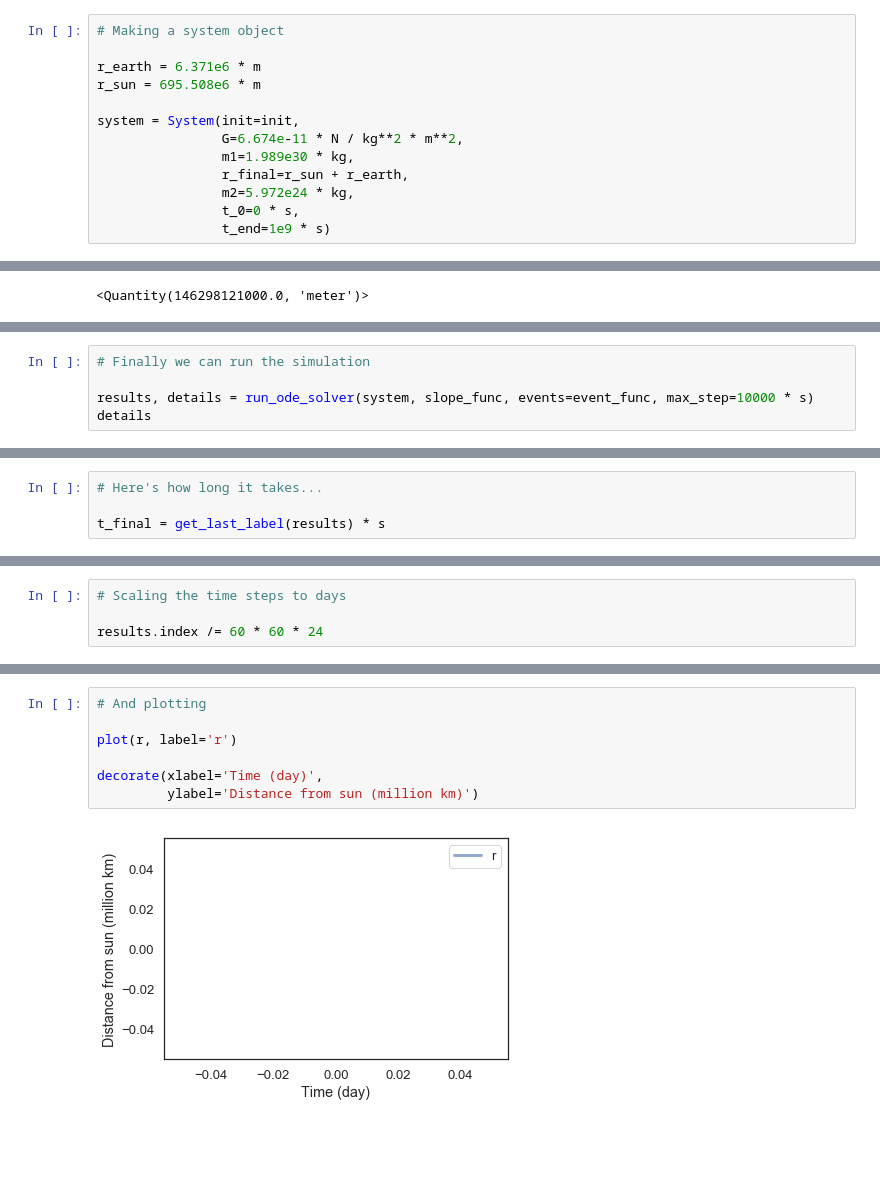
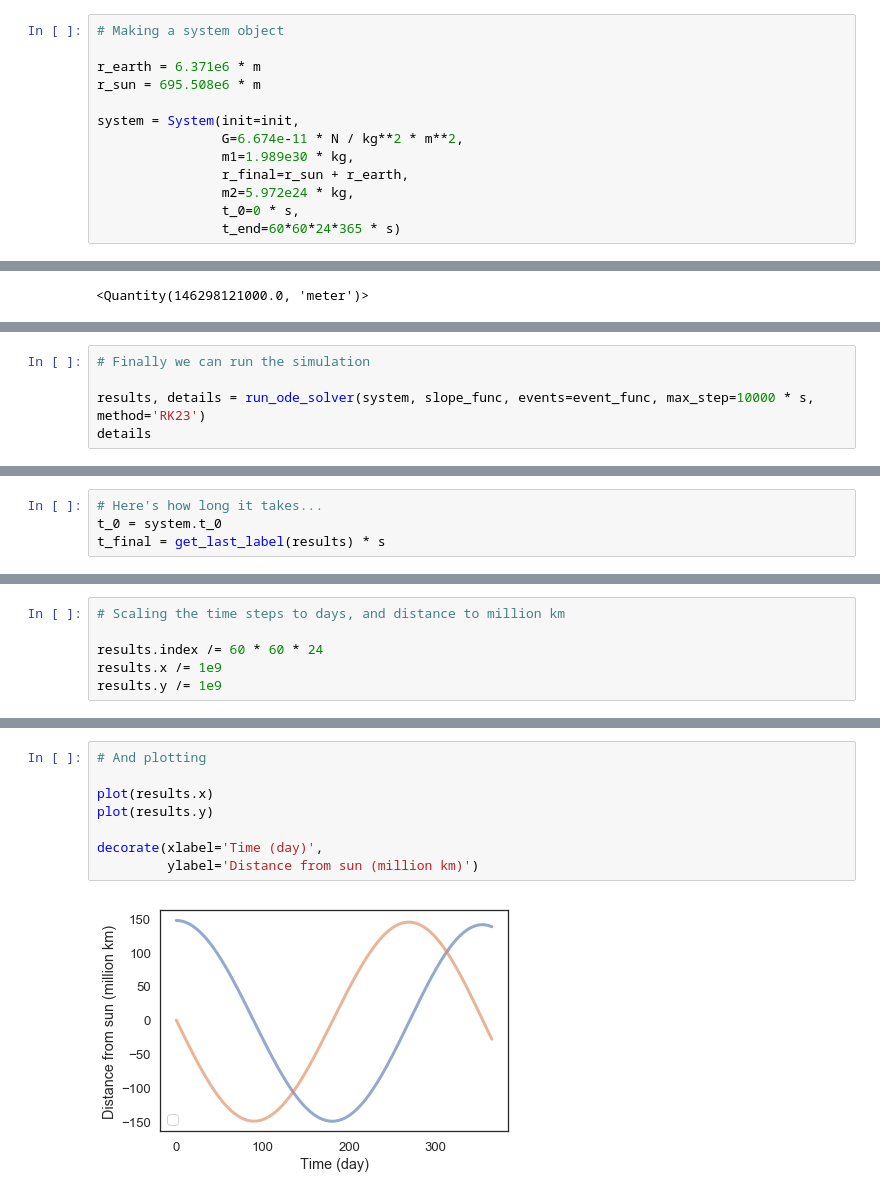
Before and after one commit to awenstrup/ModSimPy, a Jupyter notebook: code/orbit_homework.ipynb, the cells around one changed output, grey strips where cells are left out. Drawn from its saved outputs; the diff is of its cells as text; blank space fills up the shorter version.

```diff
--- a/code/orbit_homework.ipynb
+++ b/code/orbit_homework.ipynb
@@ -57,7 +56,7 @@ system = System(init=init,
                 r_final=r_sun + r_earth,
                 m2=5.972e24 * kg,
                 t_0=0 * s,
-                t_end=1e9 * s)
+                t_end=60*60*24*365 * s)
 # %% [output]
 |  | values |
 | init | x 147000000000.0 meter y ... |
@@ -149,7 +148,7 @@ system.init
 # %%
 # Finally we can run the simulation
 
-results, details = run_ode_solver(system, slope_func, events=event_func, max_step=10000 * s)
+results, details = run_ode_solver(system, slope_func, events=event_func, max_step=10000 * s, method='RK23')
 details
 # %% [output]
 |  | values |
@@ -163,6 +162,6 @@ details
 | success | True |
 # %%
 # Here's how long it takes...
-
+t_0 = system.t_0
 t_final = get_last_label(results) * s
 # %% [output]
@@ -183,5 +179,7 @@ NameError: name 't_0' is not defined
 # %%
-# Scaling the time steps to days
+# Scaling the time steps to days, and distance to million km
 
 results.index /= 60 * 60 * 24
+results.x /= 1e9
+results.y /= 1e9
 # %%
@@ -205,9 +187,10 @@ newres = convert_to_r(results)
 # %%
 # And plotting
 
-plot(r, label='r')
+plot(results.x)
+plot(results.y)
 
 decorate(xlabel='Time (day)',
          ylabel='Distance from sun (million km)')
 # %% [output]
-[figure, old version]
+[figure, new version]
```
Also changed, not shown: parts of 12 cells of this notebook, 3 other files.
